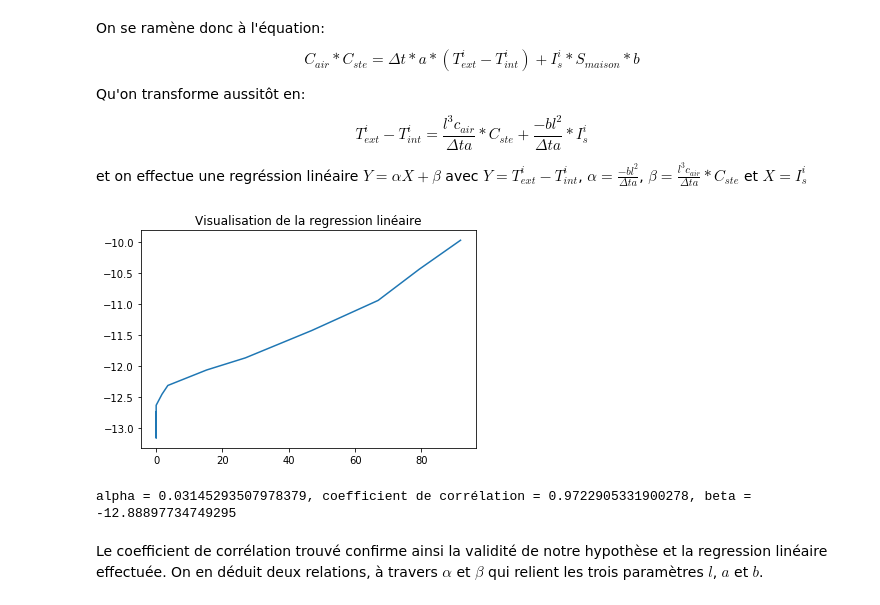
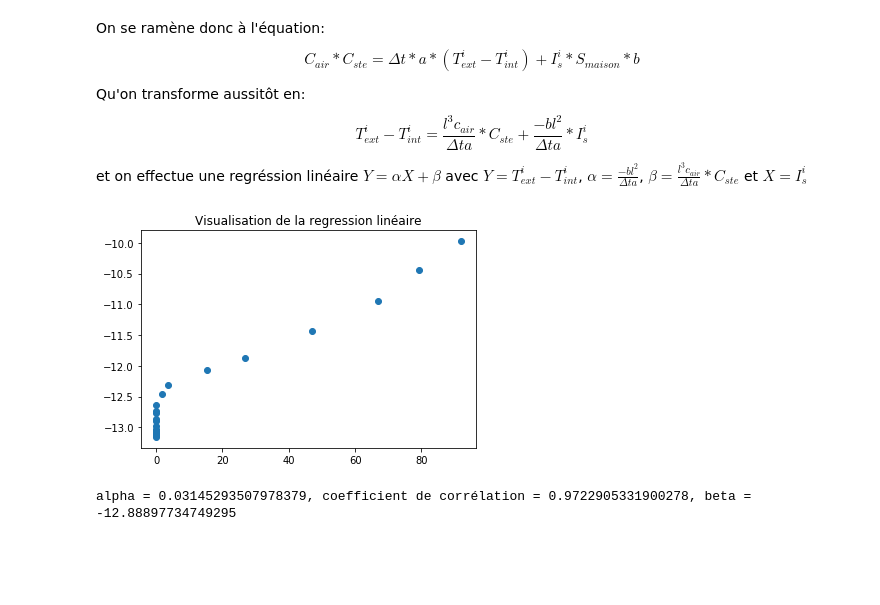
Before and after one commit to clement-desroches/Mini-Projet-Optimisation, a Jupyter notebook: projet_optimisation.ipynb, the cells around one changed output. Saved outputs shown, nothing was run; the diff lists cells and outputs as text; code cells hidden in the pictures; blank space fills up the shorter version.

Commit message:
Update
Problem encountered: not sure if one of the parameters should be estimated (kind of guessed) because we are missing one relation between physical constants.

```diff
--- a/projet_optimisation.ipynb
+++ b/projet_optimisation.ipynb
@@ -112,12 +112,12 @@ et on effectue une regréssion linéaire $ Y = \alpha X + \beta$ avec $Y = T_{ex
 # %%
 #visualisation de notre regression linéaire sur une tranche adéquate,
 Y_reg_2 = Y3 - Y1
 Y_reg_2 = Y_reg_2[:22]
 X_reg_2 = Y2[:22]
-plt.plot(X_reg_2, Y_reg_2)
+plt.scatter(X_reg_2, Y_reg_2)
 plt.title("Visualisation de la regression linéaire")
 plt.show()
 # %% [output]
-[figure, old version]
+[figure, new version]
 # %%
 #Regression linéaire
@@ -125,5 +125,3 @@ slope, intercept, r_value, p_value, std_err = stats.linregress(X_reg_2, Y_reg_2
 print(f'alpha = {slope}, coefficient de corrélation = {r_value}, beta = {intercept}')
 # %% [output]
 alpha = 0.03145293507978379, coefficient de corrélation = 0.9722905331900278, beta = -12.88897734749295
-# %% [markdown]
-Le coefficient de corrélation trouvé confirme ainsi la validité de notre hypothèse et la regression linéaire effectuée. On en déduit deux relations, à travers $\alpha$ et $\beta$ qui relient les trois paramètres $l$, $a$ et $b$.
```
Also changed, not shown: parts of 2 cells of this notebook.
